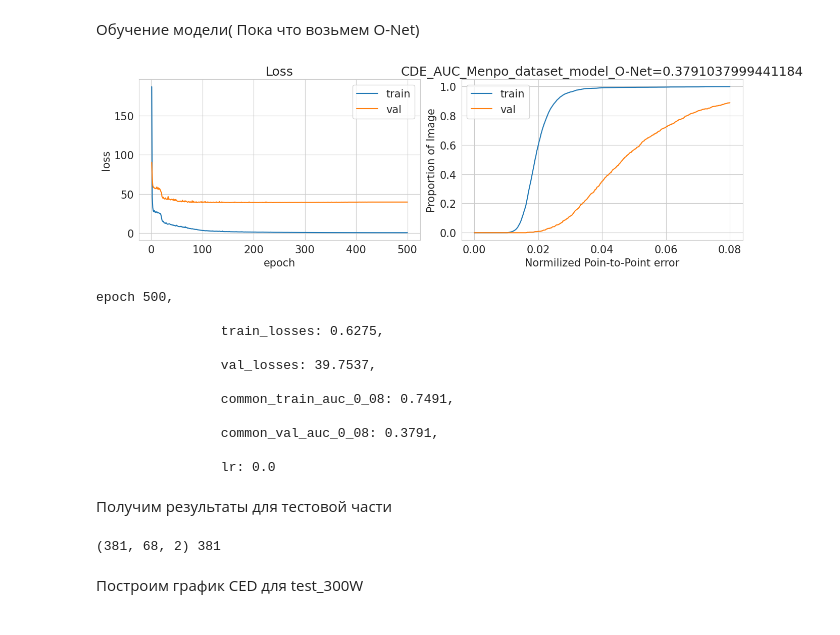
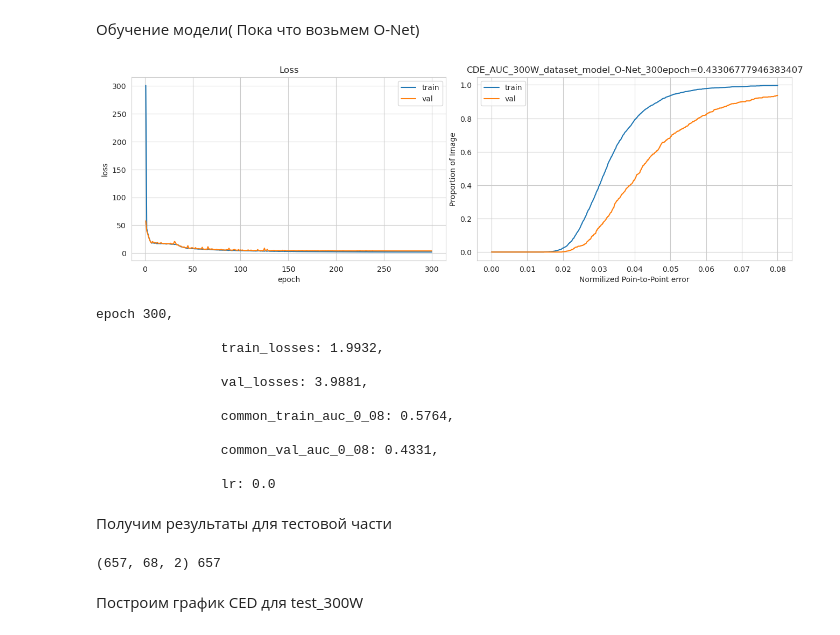
Before and after one commit to anna244/Face-alignment, a Jupyter notebook: ONet_experiment_final.ipynb, the cells around one changed output. Cells and saved outputs as stored; diff of their text form; code cells hidden in the pictures.

```diff
--- a/ONet_experiment_final.ipynb
+++ b/ONet_experiment_final.ipynb
@@ -664,7 +664,7 @@ def get_data(data = '300W', USE_VAL_DATASET= True ):
     test = pd.read_pickle('/home/ann/projects/vision_lab/df_Menpo_test.pickle')
   return train, val, test
 # %%
-train_df, val_df, test_df  = get_data(data = 'Menpo', USE_VAL_DATASET= True)
+train_df, val_df, test_df  = get_data(data = '300W', USE_VAL_DATASET= True)
 
 train_df.reset_index(drop = True, inplace = True)
 val_df.reset_index(drop = True, inplace = True)
@@ -724,8 +724,8 @@ test_df
 | 656 | ./data/Menpo/test/aflw__face_4155... | [[72.546, 165.836], [74.784, 190.... | 62.0 | 107.0 | 266.0 | 311.0 | 65.0 | 2 | ... |
 657 rows × 9 columns
 # %%
-image, real_landmarks, resized_landmarks, rect  = next(iter(train_loader))
-image.shape
+images, real_landmarks, resized_landmarks, rect  = next(iter(train_loader))
+images.shape
 # %% [output]
 torch.Size([64, 3, 48, 48])
 # %%
@@ -1030,7 +1030,7 @@ class ONet(nn.Module):
 model = ONet()
 model = model.to(device)
 
-num_epochs = 500
+num_epochs = 300
 
 
 # В качестве cost function используем кросс-энтропию
@@ -1039,44 +1039,44 @@ criterion = torch.nn.MSELoss()
 optimizer = torch.optim.AdamW(
     model.parameters(),
     lr=0.001,
     # weight_decay=2e-05
 )
 
 # scheduler
 scheduler = torch.optim.lr_scheduler.CosineAnnealingLR(optimizer, num_epochs)
 
-NAME = 'Menpo_dataset_model_O-Net'
+NAME = '300W_dataset_model_O-Net_300epoch'
 image_data = NAME
 
 train_losses, val_losses, common_train_auc_0_08, common_val_auc_0_08, common_train_RMSE, common_val_RMSE = train(
     model, optimizer, scheduler, criterion, train_loader, val_loader, num_epochs, image_data
 )
 
 
 #создаем словать из того что хотим сохранить
 # NAME = '300W_dataset_model_O-Net'
 state = {
     'state_dict': model.state_dict(),
     'optimizer' : optimizer.state_dict(),
     'scheduler_state_dict': scheduler.state_dict(),
     'loss': train_losses[-1],
     'common_train_auc_0_08': common_train_auc_0_08[-1],
     'common_val_auc_0_08': common_val_auc_0_08[-1],
     'common_train_RMSE': common_train_RMSE[-1],
     'common_val_RMSE': common_val_RMSE[-1],
 }
 torch.save(state, f'./model/checkpoints_{NAME}.pth')
 # %% [output]
-[figure, old version]
+[figure, new version]
-epoch 500,
+epoch 300,
 
-                train_losses: 0.6275,
+                train_losses: 1.9932,
 
-                val_losses: 39.7537,
+                val_losses: 3.9881,
 
-                common_train_auc_0_08: 0.7491,
+                common_train_auc_0_08: 0.5764,
 
-                common_val_auc_0_08: 0.3791,
+                common_val_auc_0_08: 0.4331,
 
                 lr: 0.0
 # %% [markdown]
@@ -1125,7 +1125,7 @@ RMSE, test_auc_0_08, pred_landmarks_model = model_inference(model, test_loader,
 print(pred_landmarks_model.shape, len(RMSE))
 
 # save result
-SAVE_PATH = './results/predictions_300W_ONet.pkl'
+SAVE_PATH = './results/predictions_300W_ONet_300epoch.pkl'
 
 result_model_inference= {'RMSE': RMSE, 'test_auc_0_08': test_auc_0_08, 'pred_landmarks_model': pred_landmarks_model}
 
@@ -1134,7 +1134,7 @@ if os.path.exists(SAVE_PATH):
 with open(SAVE_PATH, 'wb') as fp:
         pickle.dump(result_model_inference, fp)
 # %% [output]
-(381, 68, 2) 381
+(657, 68, 2) 657
 # %% [markdown]
 Построим график CED для test_300W
 # %%
```
Also changed, not shown: parts of 16 cells of this notebook, 28 other files.
